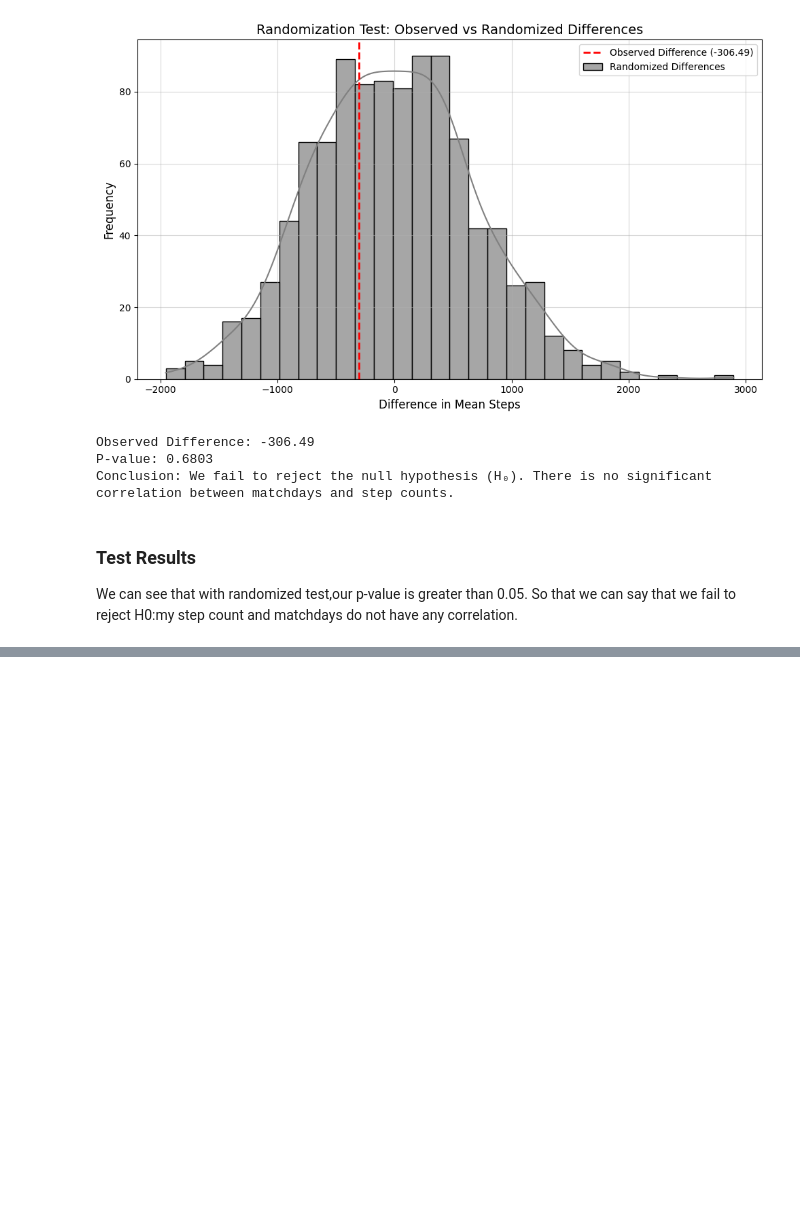
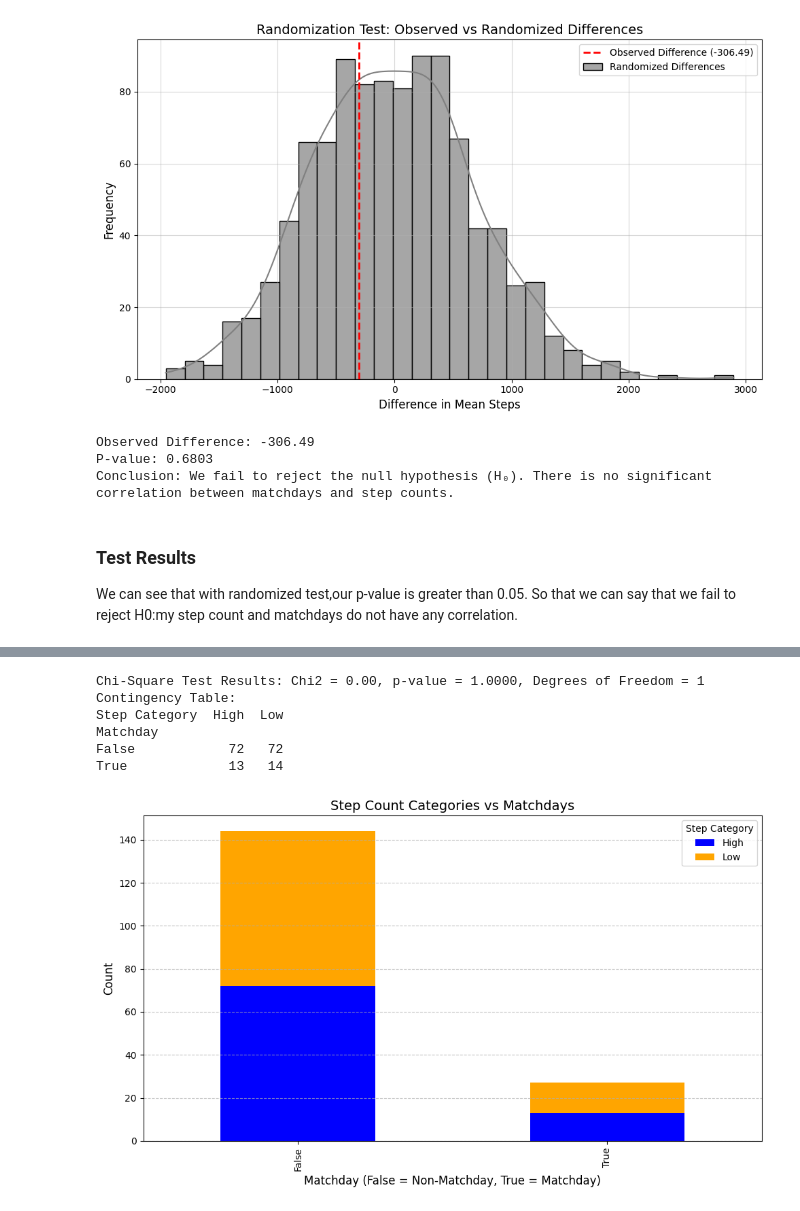
Before and after one commit to umutcanc7/DSA210-PROJECT-, a Jupyter notebook: Analysis_of_matchdays_and_step_count.ipynb, the cells around one changed output, grey strips where cells are left out. Drawn from its saved outputs; the diff is of its cells as text; code cells hidden in the pictures; blank space fills up the shorter version.

```diff
--- a/Analysis_of_matchdays_and_step_count.ipynb
+++ b/Analysis_of_matchdays_and_step_count.ipynb
@@ -172,0 +223,62 @@ We can see that with randomized test,our p-value is greater than 0.05.
+# %%
+# This script analyzes the relationship between daily step counts and matchdays.
+# This analysis tests whether daily step counts are influenced by matchdays and match outcomes. The null hypothesis (H₀) assumes no significant impact, while the alternative hypothesis (H₁) posits that matchdays and outcomes significantly affect step counts, with increased steps on matchdays and more steps following wins than losses. The script processes step count data and match data, identifies matchdays, and merges both datasets. The combined dataset is used to perform a Chi-Square test to evaluate the association between matchdays and step count categories.
+
+# Import necessary libraries
+import pandas as pd
+import numpy as np
+from scipy.stats import chi2_contingency
+import matplotlib.pyplot as plt
+
+# Load the datasets (upload your CSV files in Google Colab before running this code)
+# Step count data
+step_count_file = 'step_count.csv'  # Replace with your uploaded file's name
+match_data_file = 'match_data.csv'  # Replace with your uploaded file's name
+
+# Load step count data
+step_data = pd.read_csv(step_count_file)
+
+# Load match data
+match_data = pd.read_csv(match_data_file)
+
+# Convert 'Date' columns to datetime format
+step_data['Date'] = pd.to_datetime(step_data['Date'])
+match_data['Date'] = pd.to_datetime(match_data['Date'], format='%d.%m.%Y')
+
+# Add 'Matchday' column to step data
+step_data['Matchday'] = step_data['Date'].isin(match_data['Date'])
+
+# Merge datasets to include match details in the step data
+combined_data = pd.merge(step_data, match_data, on='Date', how='left')
+
+# Perform Chi-Square Test
+# Convert Total Steps into categorical data: High or Low steps based on median
+step_median = combined_data['Total Steps'].median()
+combined_data['Step Category'] = combined_data['Total Steps'].apply(lambda x: 'High' if x > step_median else 'Low')
+
+# Create contingency table
+contingency_table = pd.crosstab(combined_data['Matchday'], combined_data['Step Category'])
+chi2, p, dof, expected = chi2_contingency(contingency_table)
+
+# Output Chi-Square Test Results
+print(f"Chi-Square Test Results: Chi2 = {chi2:.2f}, p-value = {p:.4f}, Degrees of Freedom = {dof}")
+print("Contingency Table:")
+print(contingency_table)
+
+# Visualization: Stacked Bar Chart for Contingency Table
+contingency_table.plot(kind='bar', stacked=True, figsize=(10, 6), color=['blue', 'orange'])
+plt.title('Step Count Categories vs Matchdays', fontsize=14)
+plt.xlabel('Matchday (False = Non-Matchday, True = Matchday)', fontsize=12)
+plt.ylabel('Count', fontsize=12)
+plt.legend(title='Step Category')
+plt.grid(axis='y', linestyle='--', alpha=0.7)
+plt.tight_layout()
+plt.show()
+# %% [output]
+Chi-Square Test Results: Chi2 = 0.00, p-value = 1.0000, Degrees of Freedom = 1
+Contingency Table:
+Step Category  High  Low
+Matchday
+False            72   72
+True             13   14
+[figure, added]
```
Also changed, not shown: parts of 8 cells of this notebook.
